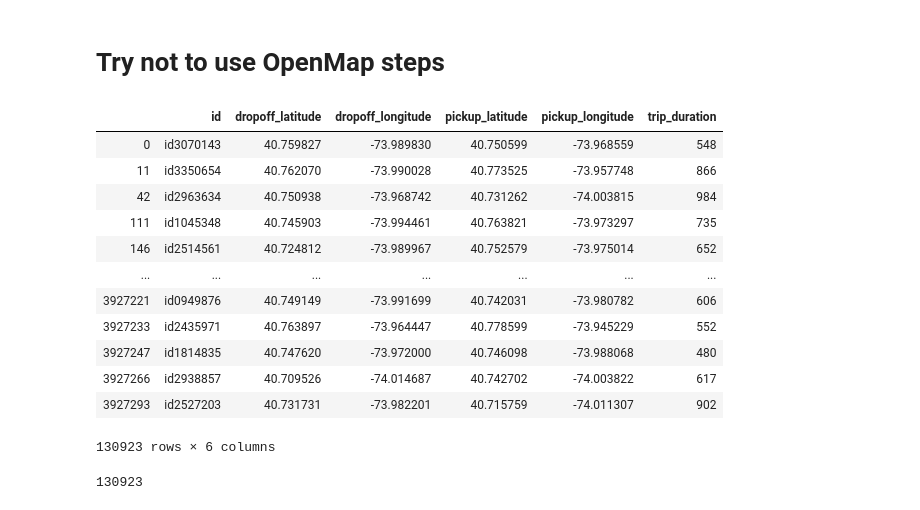
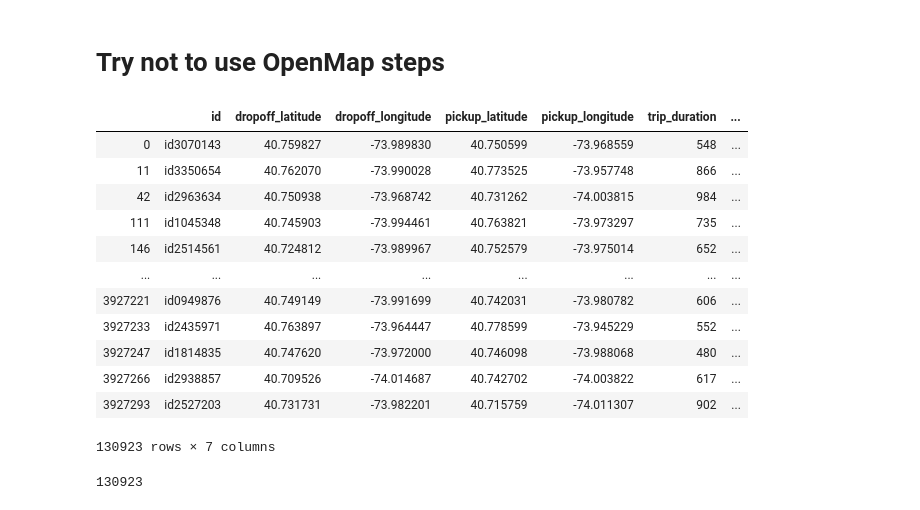
Before and after one commit to frankfurt-hackathon/geopandas, a Jupyter notebook: geopandas_taxi.ipynb, the cells around one changed output. Saved outputs shown, nothing was run; the diff lists cells and outputs as text; code cells hidden in the pictures.

```diff
--- a/geopandas_taxi.ipynb
+++ b/geopandas_taxi.ipynb
@@ -128,22 +129,22 @@ Index(['Unnamed: 0', 'dropoff_datetime', 'dropoff_latitude',
 # %%
 train_clean = train.copy()[["id","dropoff_latitude","dropoff_longitude",
                            "pickup_latitude","pickup_longitude",
-                           "trip_duration"]].drop_duplicates()
+                           "trip_duration","pickup_datetime"]].drop_duplicates()
 train_clean
 # %% [output]
-|  | id | dropoff_latitude | dropoff_longitude | pickup_latitude | pickup_longitude | trip_duration |
-| 0 | id3070143 | 40.759827 | -73.989830 | 40.750599 | -73.968559 | 548 |
-| 11 | id3350654 | 40.762070 | -73.990028 | 40.773525 | -73.957748 | 866 |
-| 42 | id2963634 | 40.750938 | -73.968742 | 40.731262 | -74.003815 | 984 |
-| 111 | id1045348 | 40.745903 | -73.994461 | 40.763821 | -73.973297 | 735 |
-| 146 | id2514561 | 40.724812 | -73.989967 | 40.752579 | -73.975014 | 652 |
-| ... | ... | ... | ... | ... | ... | ... |
-| 3927221 | id0949876 | 40.749149 | -73.991699 | 40.742031 | -73.980782 | 606 |
-| 3927233 | id2435971 | 40.763897 | -73.964447 | 40.778599 | -73.945229 | 552 |
-| 3927247 | id1814835 | 40.747620 | -73.972000 | 40.746098 | -73.988068 | 480 |
-| 3927266 | id2938857 | 40.709526 | -74.014687 | 40.742702 | -74.003822 | 617 |
-| 3927293 | id2527203 | 40.731731 | -73.982201 | 40.715759 | -74.011307 | 902 |
+|  | id | dropoff_latitude | dropoff_longitude | pickup_latitude | pickup_longitude | trip_duration | ... |
+| 0 | id3070143 | 40.759827 | -73.989830 | 40.750599 | -73.968559 | 548 | ... |
+| 11 | id3350654 | 40.762070 | -73.990028 | 40.773525 | -73.957748 | 866 | ... |
+| 42 | id2963634 | 40.750938 | -73.968742 | 40.731262 | -74.003815 | 984 | ... |
+| 111 | id1045348 | 40.745903 | -73.994461 | 40.763821 | -73.973297 | 735 | ... |
+| 146 | id2514561 | 40.724812 | -73.989967 | 40.752579 | -73.975014 | 652 | ... |
+| ... | ... | ... | ... | ... | ... | ... | ... |
+| 3927221 | id0949876 | 40.749149 | -73.991699 | 40.742031 | -73.980782 | 606 | ... |
+| 3927233 | id2435971 | 40.763897 | -73.964447 | 40.778599 | -73.945229 | 552 | ... |
+| 3927247 | id1814835 | 40.747620 | -73.972000 | 40.746098 | -73.988068 | 480 | ... |
+| 3927266 | id2938857 | 40.709526 | -74.014687 | 40.742702 | -74.003822 | 617 | ... |
+| 3927293 | id2527203 | 40.731731 | -73.982201 | 40.715759 | -74.011307 | 902 | ... |
-130923 rows × 6 columns
+130923 rows × 7 columns
 # %%
 len(train_clean)
 # %% [output]
```
Also changed, not shown: parts of 19 cells of this notebook.
